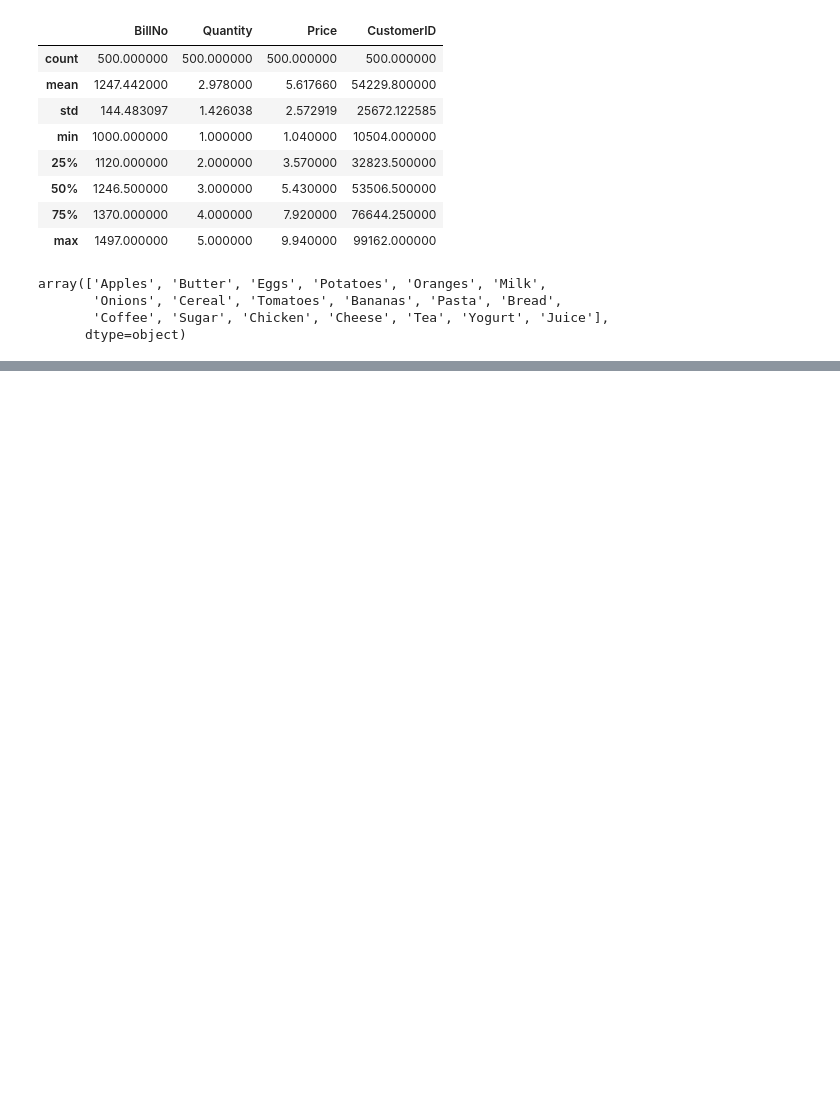
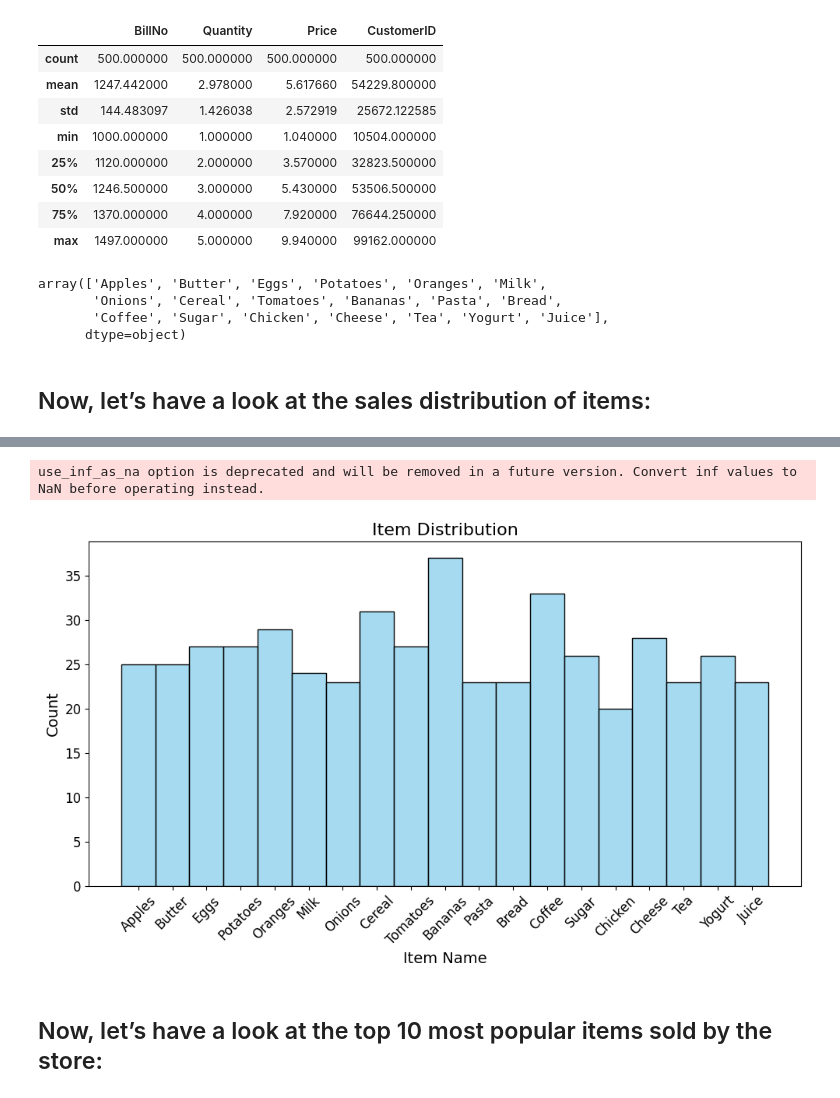
Before and after one commit to iamshanu14/MarketBasket-Analysis, a Jupyter notebook: market basket analysis.ipynb, the cells around one changed output, grey strips where cells are left out. Drawn from its saved outputs; the diff is of its cells as text; code cells hidden in the pictures; blank space fills up the shorter version.

Commit message:
Kaggle Notebook | Market Basket Analysis using Pyhton | Version 1

```diff
--- a/market basket analysis.ipynb
+++ b/market basket analysis.ipynb
@@ -70,8 +78,30 @@ array(['Apples', 'Butter', 'Eggs', 'Potatoes', 'Oranges', 'Milk',
        'Onions', 'Cereal', 'Tomatoes', 'Bananas', 'Pasta', 'Bread',
        'Coffee', 'Sugar', 'Chicken', 'Cheese', 'Tea', 'Yogurt', 'Juice'],
       dtype=object)
+# %% [markdown]
+## Now, let’s have a look at the sales distribution of items:
 # %%
 fig = px.histogram(data, x='Itemname',title='Item Distribution')
 fig.show()
 # %% [output]
 [interactive output not drawn]
+# %%
+# Create the histogram
+plt.figure(figsize=(10, 6))
+sns.histplot(data=data, x='Itemname', kde=False, bins=None, color='skyblue')
+
+# Customize the chart
+plt.title('Item Distribution', fontsize=16)
+plt.xlabel('Item Name', fontsize=14)
+plt.ylabel('Count', fontsize=14)
+plt.xticks(rotation=45, fontsize=12)
+plt.yticks(fontsize=12)
+
+# Show the chart
+plt.tight_layout()
+plt.show()
+# %% [output]
+use_inf_as_na option is deprecated and will be removed in a future version. Convert inf values to NaN before operating instead.
+[figure, added]
+# %% [markdown]
+## Now, let’s have a look at the top 10 most popular items sold by the store:
```
Also changed, not shown: parts of 7 cells of this notebook.
